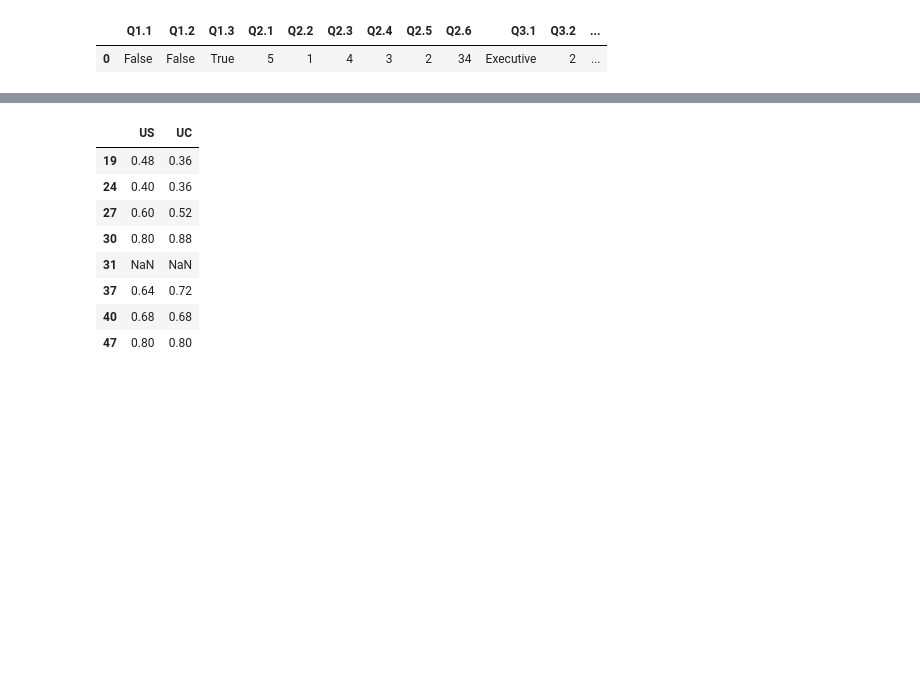
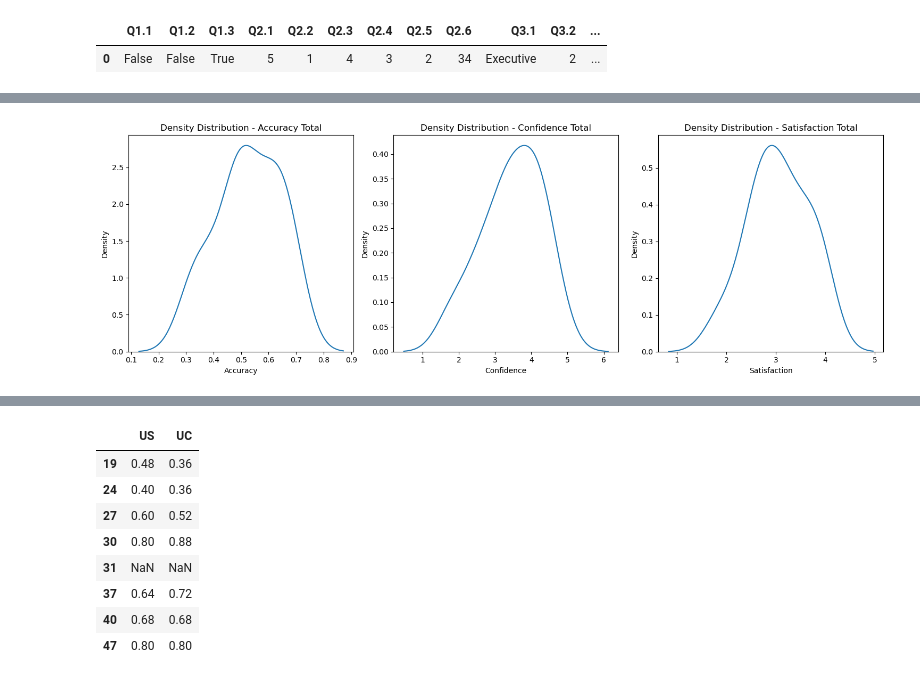
Before and after one commit to Roestenburg-J/arm_analysis, a Jupyter notebook: analysis.ipynb, the cells around one changed output, grey strips where cells are left out. Saved outputs shown, nothing was run; the diff lists cells and outputs as text; code cells hidden in the pictures; blank space fills up the shorter version.

```diff
--- a/analysis.ipynb
+++ b/analysis.ipynb
@@ -201,0 +337,15 @@ all_responses.to_csv("./data/transformed/all_responses.csv")
+# %%
+accuracy["Total"] = accuracy.mean(axis=1, numeric_only=True)
+
+confidence["Total"] = confidence.mean(axis=1, numeric_only=True)
+
+satisfaction["Total"] = satisfaction.mean(axis=1, numeric_only=True)
+
+combined_df = pd.DataFrame(
+    {
+        "Accuracy": accuracy["Total"],
+        "Confidence": confidence["Total"],
+        "Satisfaction": satisfaction["Total"],
+        "Duration": all_responses["Duration"],
+    }
+)
@@ -201,0 +368,19 @@ all_responses.to_csv("./data/transformed/all_responses.csv")
+# %%
+fig, axes = plt.subplots(nrows=1, ncols=3, figsize=(15, 5))
+
+# Density Distribution for Accuracy Total
+sns.kdeplot(data=combined_df["Accuracy"], ax=axes[0], label="Accuracy")
+axes[0].set_title("Density Distribution - Accuracy Total")
+
+# Density Distribution for Confidence Total
+sns.kdeplot(data=combined_df["Confidence"], ax=axes[1], label="Confidence")
+axes[1].set_title("Density Distribution - Confidence Total")
+
+# Density Distribution for Satisfaction Total
+sns.kdeplot(data=combined_df["Satisfaction"], ax=axes[2], label="Satisfaction")
+axes[2].set_title("Density Distribution - Satisfaction Total")
+
+plt.tight_layout()
+plt.show()
+# %% [output]
+[figure, added]
```
Also changed, not shown: parts of 16 cells of this notebook.
